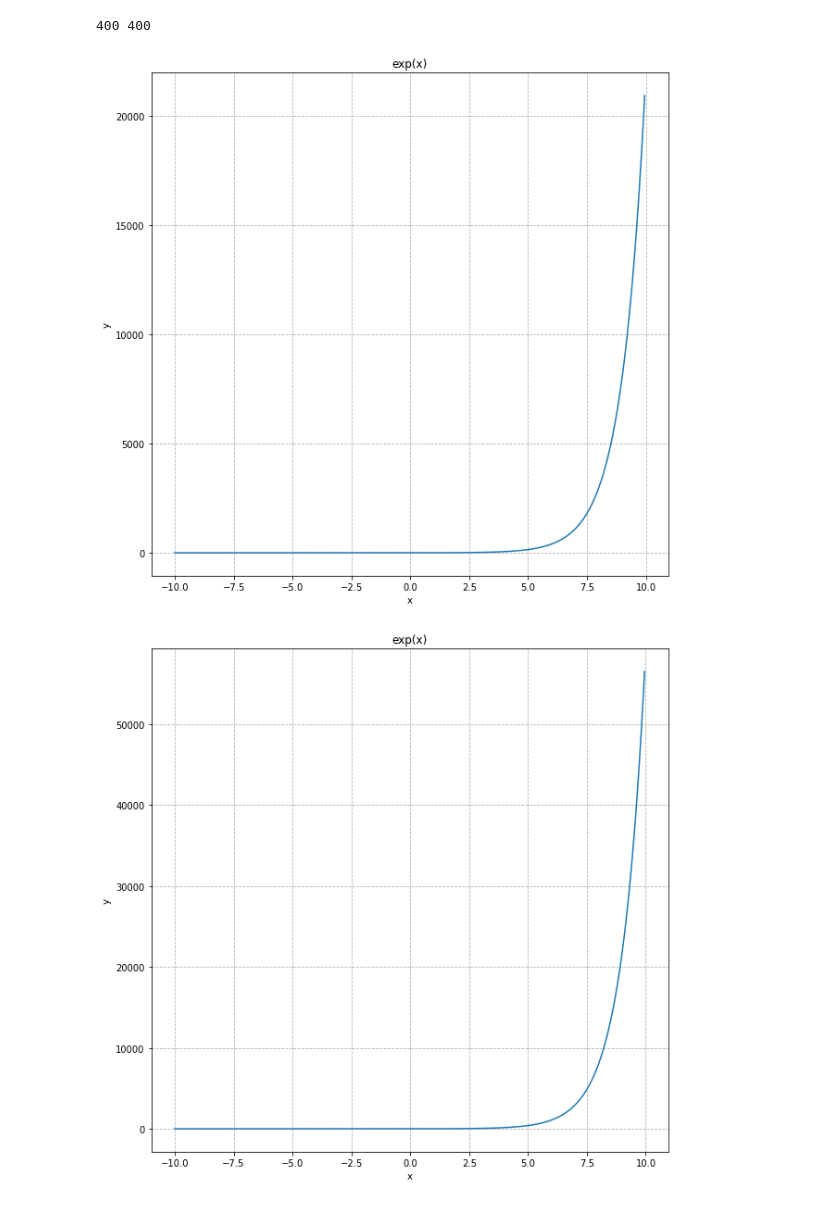
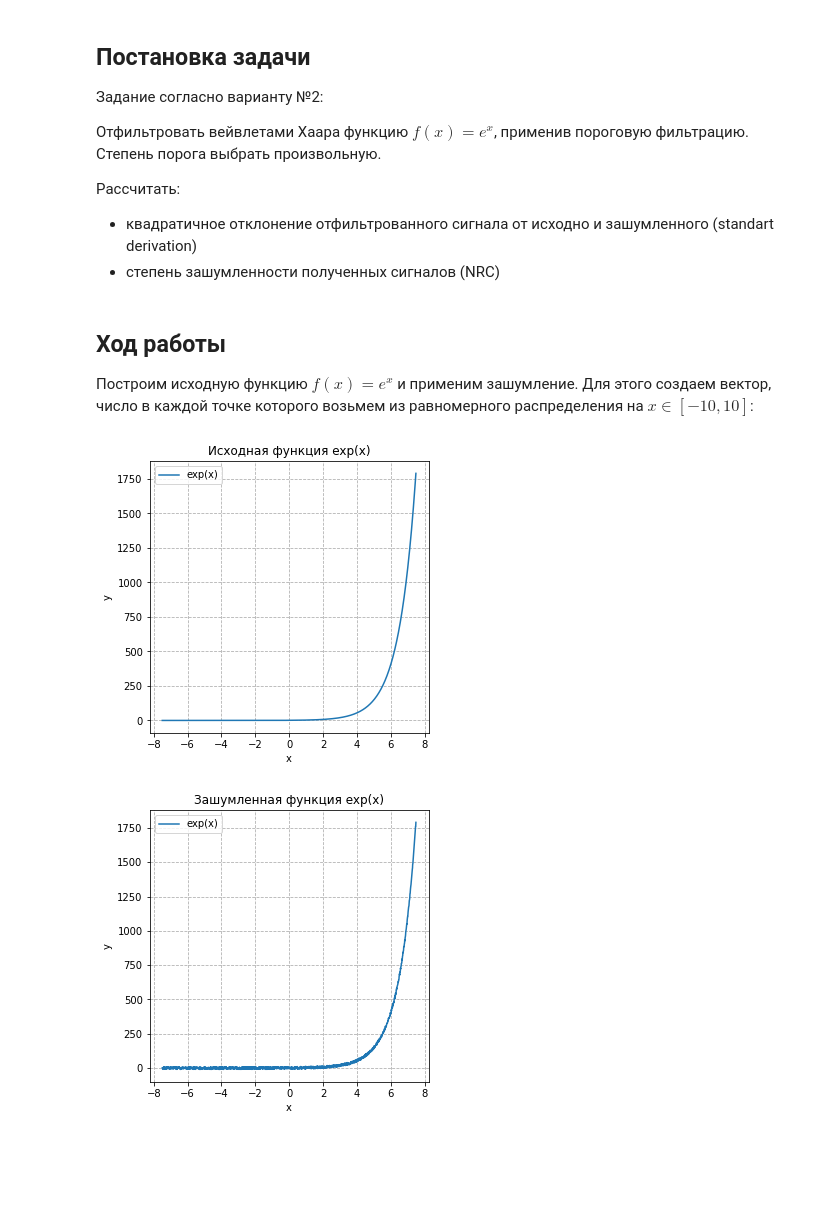
Before and after one commit to mocurin/oirs-hw-01, a Jupyter notebook: notebook.ipynb, the cells around one changed output. Cells and saved outputs as stored; diff of their text form; code cells hidden in the pictures; blank space fills up the shorter version.

```diff
--- a/notebook.ipynb
+++ b/notebook.ipynb
@@ -45,32 +1,41 @@ def multi_h_filter(n, x, y):
+# %% [markdown]
+## Постановка задачи
+
+Задание согласно варианту №2:
+
+Отфильтровать вейвлетами Хаара функцию $f(x)=e^x$, применив пороговую фильтрацию. Степень порога выбрать произвольную.
+
+Рассчитать:
+- квадратичное отклонение отфильтрованного сигнала от исходно и зашумленного (standart derivation)
+- степень зашумленности полученных сигналов (NRC)
+# %% [markdown]
+## Ход работы
+
+Построим исходную функцию $f(x)=e^x$ и применим зашумление. Для этого создаем вектор, число в каждой точке которого возьмем из равномерного распределения на $x\in[-10, 10]$:
 # %%
+from src import src
+
 import matplotlib.pyplot as plt
+import numpy as np
 
-x = np.arange(-10, 10, 0.05)
+x = np.arange(-7.5, 7.5, 0.01)
 y = np.exp(x)
-noise = np.random.uniform(1.0, 10.0)
-ny = noise * y + noise
-n = 4
+noise = [np.random.uniform(-10, 10) for _ in y]
+ny = y + noise
 
-def plotexp(x, y):
-    plt.figure(figsize=(10, 10))
-    plt.title("exp(x)")
+def plotexp(x, y, title="exp(x)", labels=None):
+    plt.figure(figsize=(5, 5))
+    plt.title(title)
     plt.xlabel("x")
     plt.ylabel("y")
-    plt.plot(x, y)
+    for xi, yi, label in zip(x, y, labels or ['' for _ in x]):
+        plt.plot(xi, yi, label=label)
     plt.grid(linestyle='--')
+    plt.legend()
     plt.show()
 
-print(len(x), len(y))
-
-plotexp(x, y)
-plotexp(x, ny)
-
-fx, fy = multi_h_filter(n, x, y)
-fx, nfy = multi_h_filter(n, x, ny)
-
-plotexp(fx, fy)
-plotexp(fx, nfy)
+plotexp([x], [y], "Исходная функция exp(x)", ["exp(x)"])
+plotexp([x], [ny], "Зашумленная функция exp(x)", ["exp(x)"])
 # %% [output]
-400 400
-[figure, old version]
+[figure, new version]
-[figure, old version]
+[figure, new version]
```
Also changed, not shown: parts of 9 cells of this notebook, 4 other files.
